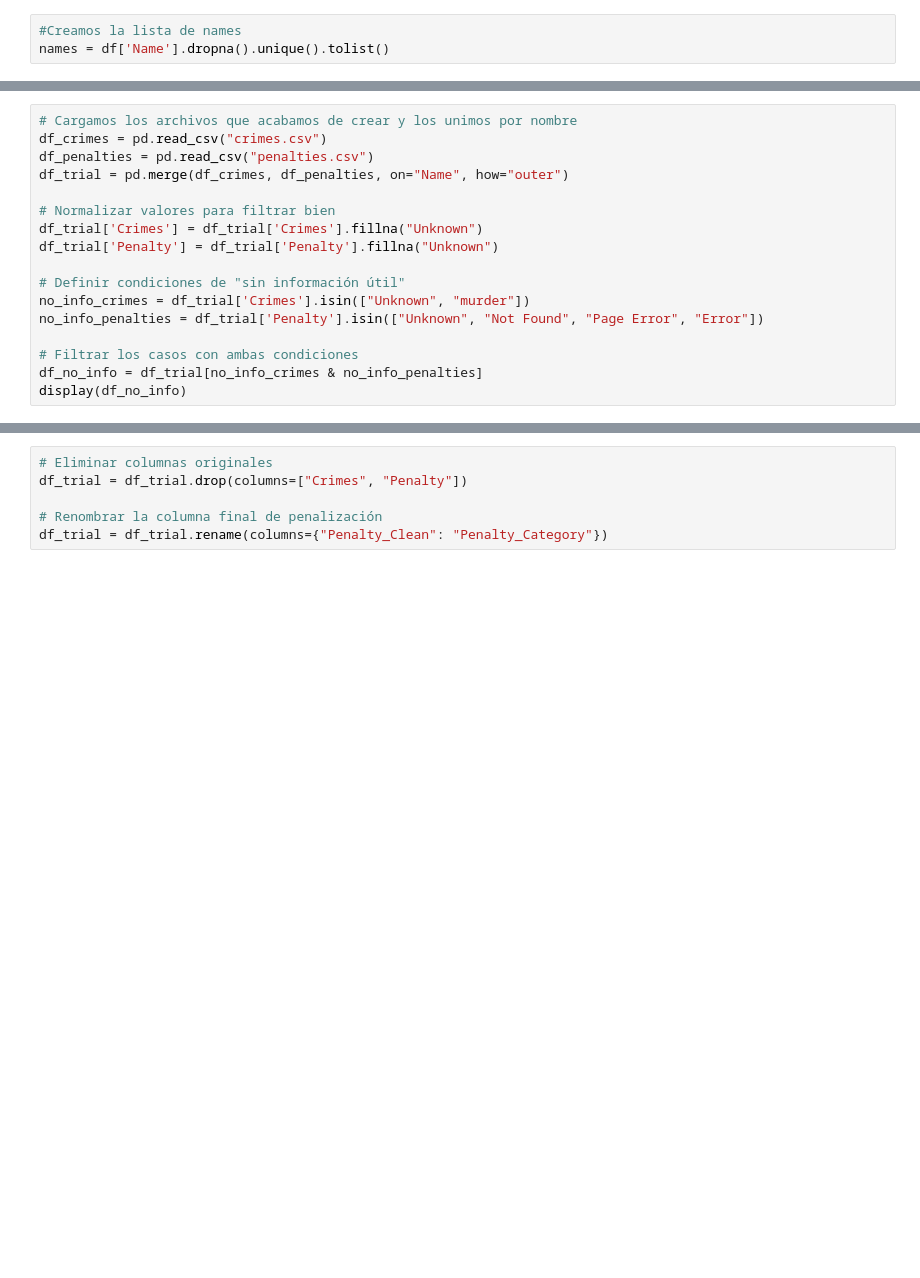
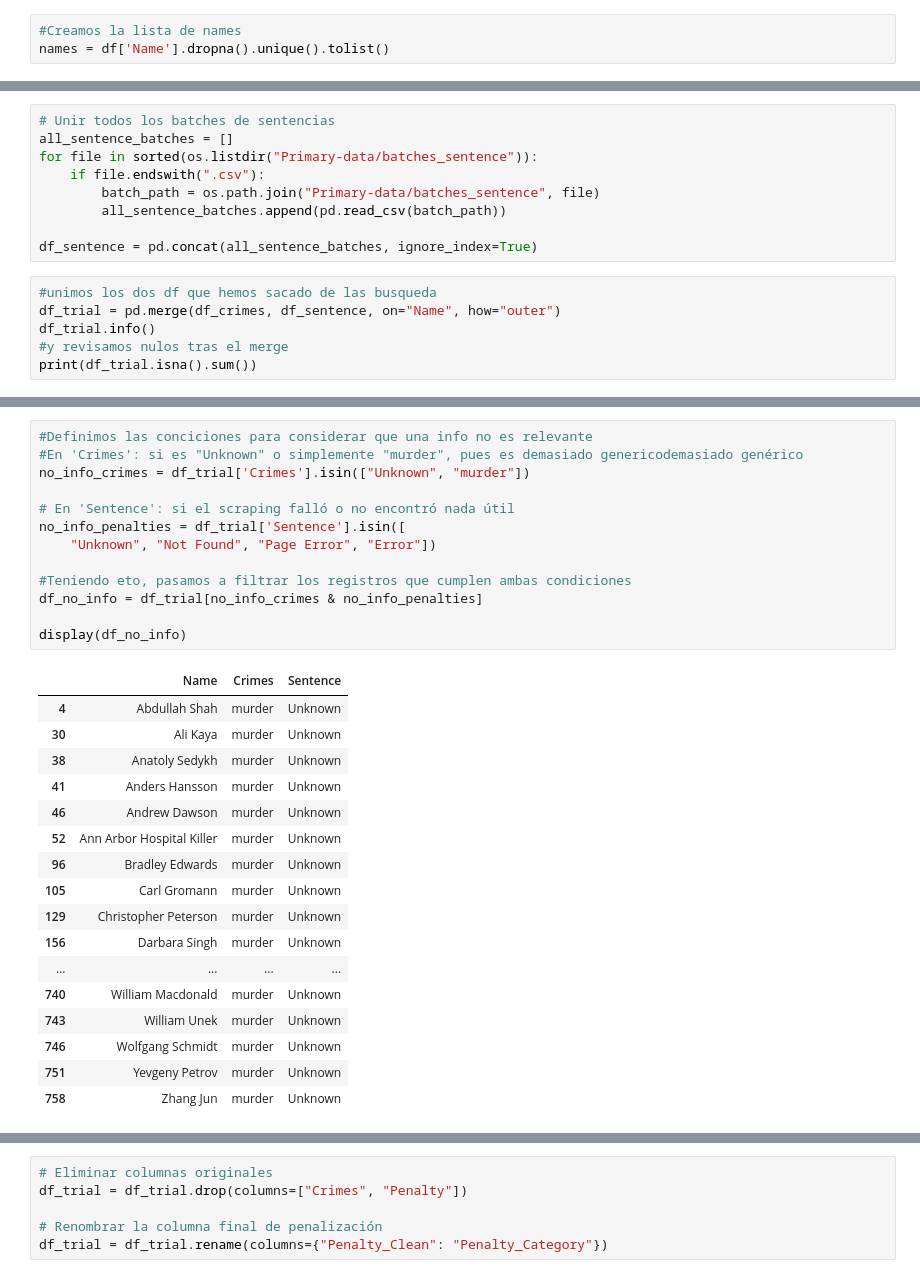
Before and after one commit to Adalab/proyecto-da-promo-d-modulo-4-tableau-team-2, a Jupyter notebook: web scraping 2.ipynb, the cells around one changed output, grey strips where cells are left out. Drawn from its saved outputs; the diff is of its cells as text; blank space fills up the shorter version.

```diff
--- a/web scraping 2.ipynb
+++ b/web scraping 2.ipynb
@@ -173,17 +167,0 @@ df_penalties = pd.concat(all_penalty_batches, ignore_index=True)
-# %%
-# Cargamos los archivos que acabamos de crear y los unimos por nombre
-df_crimes = pd.read_csv("crimes.csv")
-df_penalties = pd.read_csv("penalties.csv")
-df_trial = pd.merge(df_crimes, df_penalties, on="Name", how="outer")
-
-# Normalizar valores para filtrar bien
-df_trial['Crimes'] = df_trial['Crimes'].fillna("Unknown")
-df_trial['Penalty'] = df_trial['Penalty'].fillna("Unknown")
-
-# Definir condiciones de "sin información útil"
-no_info_crimes = df_trial['Crimes'].isin(["Unknown", "murder"])
-no_info_penalties = df_trial['Penalty'].isin(["Unknown", "Not Found", "Page Error", "Error"])
-
-# Filtrar los casos con ambas condiciones
-df_no_info = df_trial[no_info_crimes & no_info_penalties]
-display(df_no_info)
@@ -203,0 +168,15 @@ display(df_no_info)
+# %%
+# Unir todos los batches de sentencias
+all_sentence_batches = []
+for file in sorted(os.listdir("Primary-data/batches_sentence")):
+    if file.endswith(".csv"):
+        batch_path = os.path.join("Primary-data/batches_sentence", file)
+        all_sentence_batches.append(pd.read_csv(batch_path))
+
+df_sentence = pd.concat(all_sentence_batches, ignore_index=True)
+# %%
+#unimos los dos df que hemos sacado de las busqueda
+df_trial = pd.merge(df_crimes, df_sentence, on="Name", how="outer")
+df_trial.info()
+#y revisamos nulos tras el merge
+print(df_trial.isna().sum())
@@ -203,0 +240,31 @@ display(df_no_info)
+# %%
+#Definimos las conciciones para considerar que una info no es relevante
+#En 'Crimes': si es "Unknown" o simplemente "murder", pues es demasiado genericodemasiado genérico
+no_info_crimes = df_trial['Crimes'].isin(["Unknown", "murder"])
+
+# En 'Sentence': si el scraping falló o no encontró nada útil
+no_info_penalties = df_trial['Sentence'].isin([
+    "Unknown", "Not Found", "Page Error", "Error"])
+
+#Teniendo eto, pasamos a filtrar los registros que cumplen ambas condiciones
+df_no_info = df_trial[no_info_crimes & no_info_penalties]
+
+display(df_no_info)
+# %% [output]
+|  | Name | Crimes | Sentence |
+| 4 | Abdullah Shah | murder | Unknown |
+| 30 | Ali Kaya | murder | Unknown |
+| 38 | Anatoly Sedykh | murder | Unknown |
+| 41 | Anders Hansson | murder | Unknown |
+| 46 | Andrew Dawson | murder | Unknown |
+| 52 | Ann Arbor Hospital Killer | murder | Unknown |
+| 96 | Bradley Edwards | murder | Unknown |
+| 105 | Carl Gromann | murder | Unknown |
+| 129 | Christopher Peterson | murder | Unknown |
+| 156 | Darbara Singh | murder | Unknown |
+| ... | ... | ... | ... |
+| 740 | William Macdonald | murder | Unknown |
+| 743 | William Unek | murder | Unknown |
+| 746 | Wolfgang Schmidt | murder | Unknown |
+| 751 | Yevgeny Petrov | murder | Unknown |
+| 758 | Zhang Jun | murder | Unknown |
```
Also changed, not shown: parts of 16 cells of this notebook, 11 other files.
